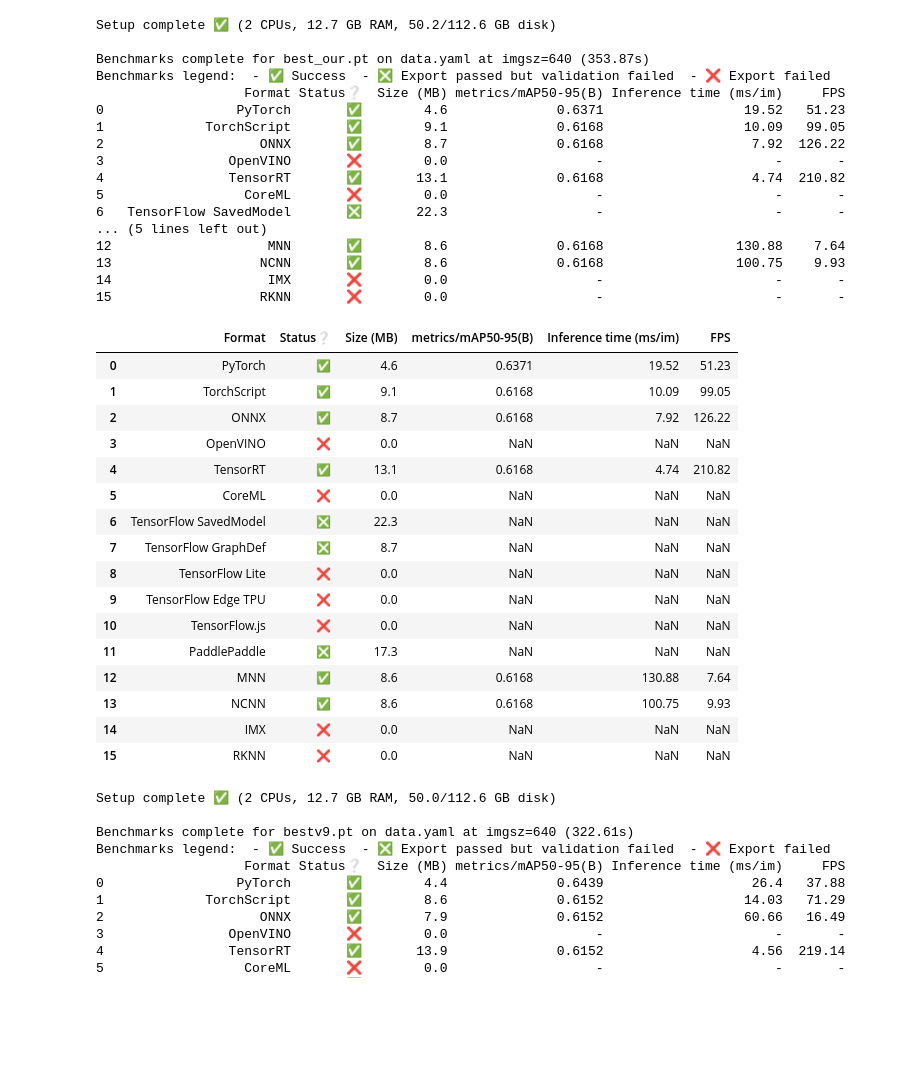
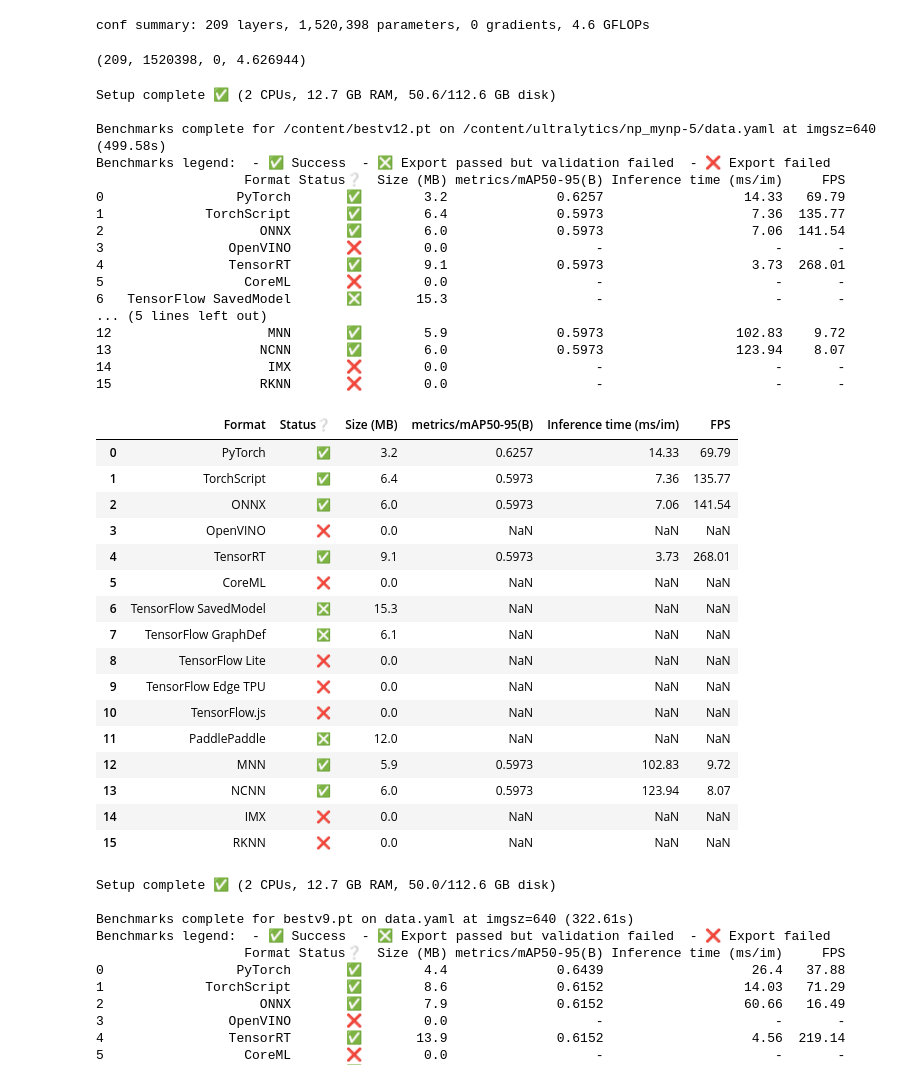
Before and after one commit to programminghunk/sugarcane, a Jupyter notebook: finalbenchmark.ipynb, the cells around one changed output. Drawn from its saved outputs; the diff is of its cells as text; code cells hidden in the pictures; blank space fills up the shorter version.

```diff
--- a/finalbenchmark.ipynb
+++ b/finalbenchmark.ipynb
@@ -61,41 +87,48 @@ loading Roboflow project...
+# %%
+from ultralytics.utils.benchmarks import benchmark
+from ultralytics import YOLO
+
+model=YOLO('/content/bestv12.pt')
+model.info()
+# %% [output]
+conf summary: 209 layers, 1,520,398 parameters, 0 gradients, 4.6 GFLOPs
+(209, 1520398, 0, 4.626944)
 # %%
-from ultralytics.utils.benchmarks import benchmark
-
 # Benchmark on GPU
-benchmark(model="best_our.pt", data="data.yaml", imgsz=640, half=False, device=0)
+benchmark(model="/content/bestv12_our.pt", data="/content/ultralytics/np_mynp-5/data.yaml", imgsz=640, half=False, device=0)#3.26mb
 # %% [output]
-Setup complete ✅ (2 CPUs, 12.7 GB RAM, 50.2/112.6 GB disk)
+Setup complete ✅ (2 CPUs, 12.7 GB RAM, 50.6/112.6 GB disk)
 
-Benchmarks complete for best_our.pt on data.yaml at imgsz=640 (353.87s)
+Benchmarks complete for /content/bestv12.pt on /content/ultralytics/np_mynp-5/data.yaml at imgsz=640 (499.58s)
 Benchmarks legend:  - ✅ Success  - ❎ Export passed but validation failed  - ❌️ Export failed
                    Format Status❔  Size (MB) metrics/mAP50-95(B) Inference time (ms/im)     FPS
-0                 PyTorch       ✅        4.6              0.6371                  19.52   51.23
-1             TorchScript       ✅        9.1              0.6168                  10.09   99.05
-2                    ONNX       ✅        8.7              0.6168                   7.92  126.22
+0                 PyTorch       ✅        3.2              0.6257                  14.33   69.79
+1             TorchScript       ✅        6.4              0.5973                   7.36  135.77
+2                    ONNX       ✅        6.0              0.5973                   7.06  141.54
 3                OpenVINO       ❌        0.0                   -                      -       -
-4                TensorRT       ✅       13.1              0.6168                   4.74  210.82
+4                TensorRT       ✅        9.1              0.5973                   3.73  268.01
 5                  CoreML       ❌        0.0                   -                      -       -
-6   TensorFlow SavedModel       ❎       22.3                   -                      -       -
+6   TensorFlow SavedModel       ❎       15.3                   -                      -       -
 ... (5 lines left out)
-12                    MNN       ✅        8.6              0.6168                 130.88    7.64
-13                   NCNN       ✅        8.6              0.6168                 100.75    9.93
+12                    MNN       ✅        5.9              0.5973                 102.83    9.72
+13                   NCNN       ✅        6.0              0.5973                 123.94    8.07
 14                    IMX       ❌        0.0                   -                      -       -
 15                   RKNN       ❌        0.0                   -                      -       -
 |  | Format | Status❔ | Size (MB) | metrics/mAP50-95(B) | Inference time (ms/im) | FPS |
-| 0 | PyTorch | ✅ | 4.6 | 0.6371 | 19.52 | 51.23 |
-| 1 | TorchScript | ✅ | 9.1 | 0.6168 | 10.09 | 99.05 |
-| 2 | ONNX | ✅ | 8.7 | 0.6168 | 7.92 | 126.22 |
+| 0 | PyTorch | ✅ | 3.2 | 0.6257 | 14.33 | 69.79 |
+| 1 | TorchScript | ✅ | 6.4 | 0.5973 | 7.36 | 135.77 |
+| 2 | ONNX | ✅ | 6.0 | 0.5973 | 7.06 | 141.54 |
 | 3 | OpenVINO | ❌ | 0.0 | NaN | NaN | NaN |
-| 4 | TensorRT | ✅ | 13.1 | 0.6168 | 4.74 | 210.82 |
+| 4 | TensorRT | ✅ | 9.1 | 0.5973 | 3.73 | 268.01 |
 | 5 | CoreML | ❌ | 0.0 | NaN | NaN | NaN |
-| 6 | TensorFlow SavedModel | ❎ | 22.3 | NaN | NaN | NaN |
-| 7 | TensorFlow GraphDef | ❎ | 8.7 | NaN | NaN | NaN |
+| 6 | TensorFlow SavedModel | ❎ | 15.3 | NaN | NaN | NaN |
+| 7 | TensorFlow GraphDef | ❎ | 6.1 | NaN | NaN | NaN |
 | 8 | TensorFlow Lite | ❌ | 0.0 | NaN | NaN | NaN |
 | 9 | TensorFlow Edge TPU | ❌ | 0.0 | NaN | NaN | NaN |
 | 10 | TensorFlow.js | ❌ | 0.0 | NaN | NaN | NaN |
-| 11 | PaddlePaddle | ❎ | 17.3 | NaN | NaN | NaN |
-| 12 | MNN | ✅ | 8.6 | 0.6168 | 130.88 | 7.64 |
-| 13 | NCNN | ✅ | 8.6 | 0.6168 | 100.75 | 9.93 |
+| 11 | PaddlePaddle | ❎ | 12.0 | NaN | NaN | NaN |
+| 12 | MNN | ✅ | 5.9 | 0.5973 | 102.83 | 9.72 |
+| 13 | NCNN | ✅ | 6.0 | 0.5973 | 123.94 | 8.07 |
 | 14 | IMX | ❌ | 0.0 | NaN | NaN | NaN |
 | 15 | RKNN | ❌ | 0.0 | NaN | NaN | NaN |
 # %%
```
Also changed, not shown: parts of 5 cells of this notebook.
